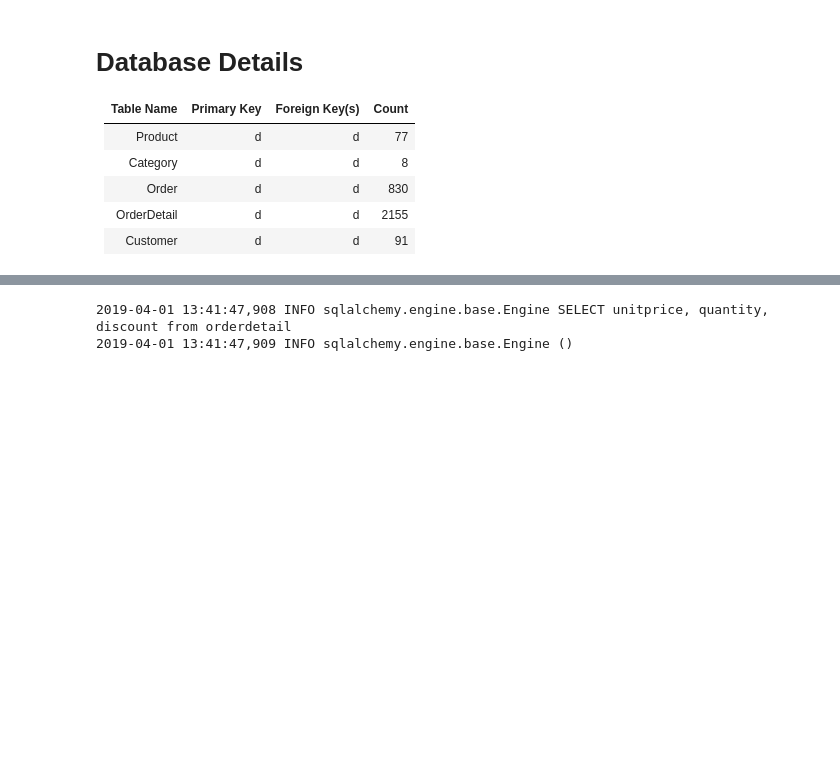
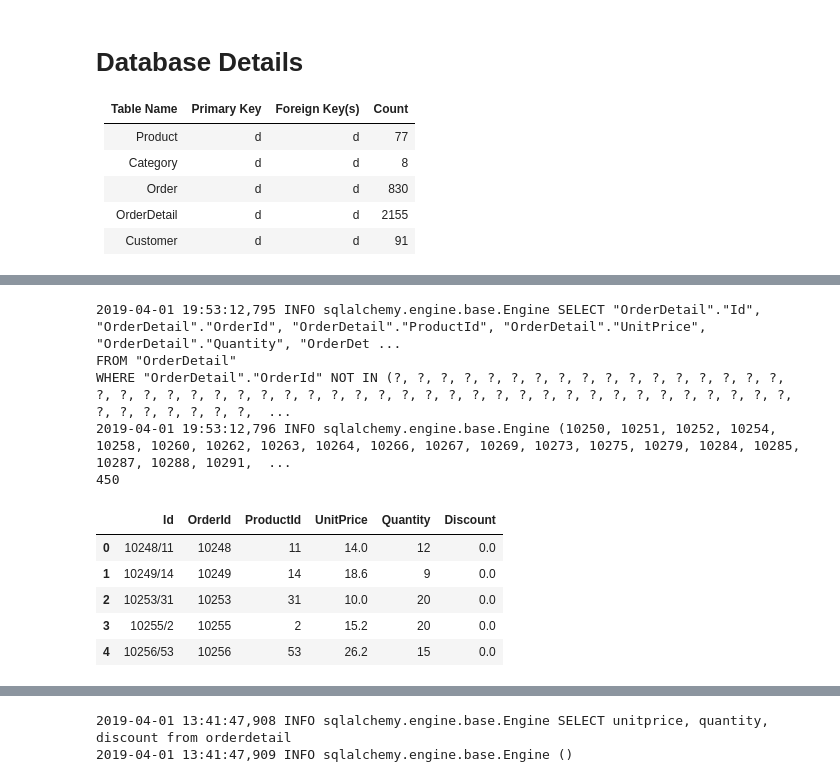
Before and after one commit to whitcrrd/dsc-2-final-project-online-ds-ft-021119, a Jupyter notebook: project-outline.ipynb, the cells around one changed output, grey strips where cells are left out. Saved outputs shown, nothing was run; the diff lists cells and outputs as text; code cells hidden in the pictures; blank space fills up the shorter version.

```diff
--- a/project-outline.ipynb
+++ b/project-outline.ipynb
@@ -64,0 +194,20 @@ print(inspector.get_table_names()) # print table names
+# %%
+order_ids_no_discounts = df.OrderId.tolist()
+order_ids_no_discounts
+
+q = session.query(OrderDetail).filter(~OrderDetail.OrderId.in_(order_ids_no_discounts)).group_by(OrderDetail.OrderId)
+df = pd.read_sql(q.statement, engine)
+print(len(df))
+df.head()
+# %% [output]
+2019-04-01 19:53:12,795 INFO sqlalchemy.engine.base.Engine SELECT "OrderDetail"."Id", "OrderDetail"."OrderId", "OrderDetail"."ProductId", "OrderDetail"."UnitPrice", "OrderDetail"."Quantity", "OrderDet ...
+FROM "OrderDetail"
+WHERE "OrderDetail"."OrderId" NOT IN (?, ?, ?, ?, ?, ?, ?, ?, ?, ?, ?, ?, ?, ?, ?, ?, ?, ?, ?, ?, ?, ?, ?, ?, ?, ?, ?, ?, ?, ?, ?, ?, ?, ?, ?, ?, ?, ?, ?, ?, ?, ?, ?, ?, ?, ?, ?, ?, ?, ?, ?, ?, ?, ?,  ...
+2019-04-01 19:53:12,796 INFO sqlalchemy.engine.base.Engine (10250, 10251, 10252, 10254, 10258, 10260, 10262, 10263, 10264, 10266, 10267, 10269, 10273, 10275, 10279, 10284, 10285, 10287, 10288, 10291,  ...
+450
+|  | Id | OrderId | ProductId | UnitPrice | Quantity | Discount |
+| 0 | 10248/11 | 10248 | 11 | 14.0 | 12 | 0.0 |
+| 1 | 10249/14 | 10249 | 14 | 18.6 | 9 | 0.0 |
+| 2 | 10253/31 | 10253 | 31 | 10.0 | 20 | 0.0 |
+| 3 | 10255/2 | 10255 | 2 | 15.2 | 20 | 0.0 |
+| 4 | 10256/53 | 10256 | 53 | 26.2 | 15 | 0.0 |
```
Also changed, not shown: parts of 25 cells of this notebook.
